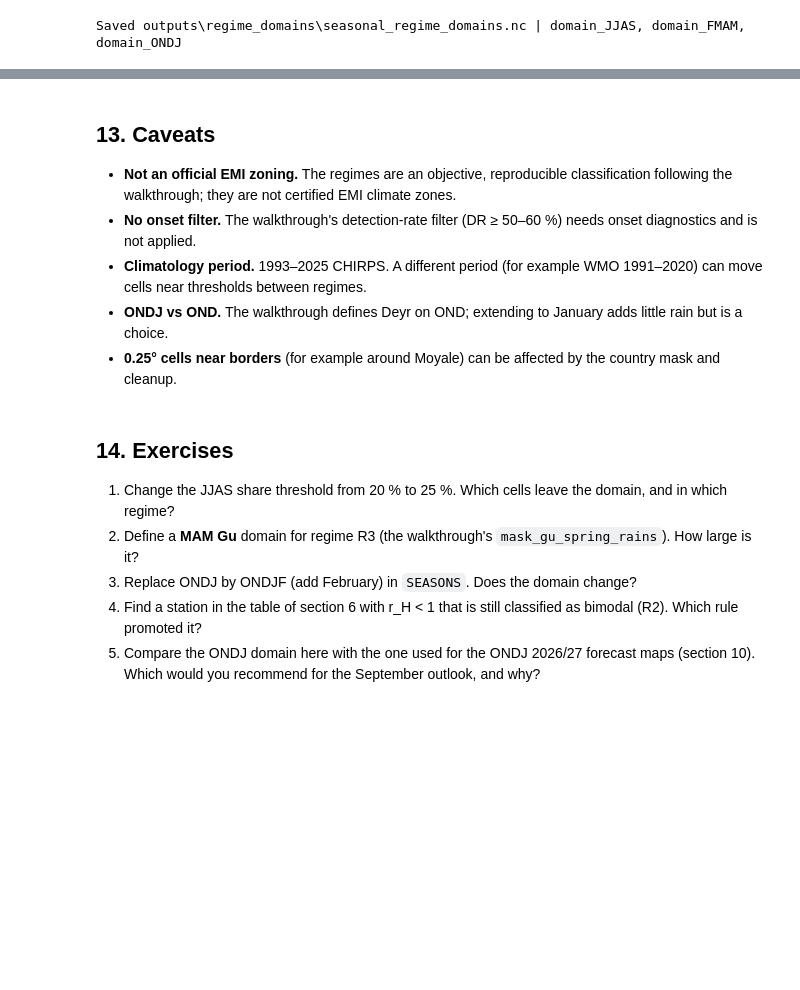
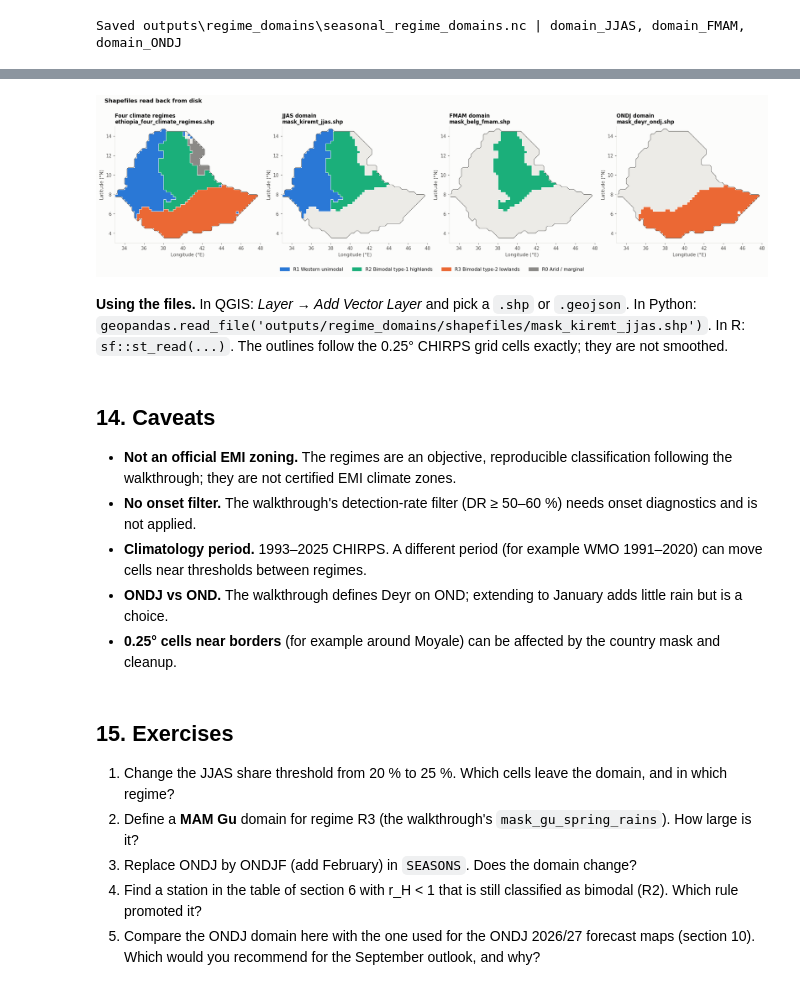
Before and after one commit to YonSci/calibrated_seasonal_rainfall, a Jupyter notebook: notebooks/Rainfall_domains_JJAS_FMAM_ONDJ.ipynb, the cells around one changed output, grey strips where cells are left out. Saved outputs shown, nothing was run; the diff lists cells and outputs as text; code cells hidden in the pictures; blank space fills up the shorter version.

```diff
--- a/notebooks/Rainfall_domains_JJAS_FMAM_ONDJ.ipynb
+++ b/notebooks/Rainfall_domains_JJAS_FMAM_ONDJ.ipynb
@@ -540,0 +653,20 @@ Saved outputs\regime_domains\seasonal_regime_domains.nc | domain_JJAS, domain_FM
+# %%
+rows = []
+for name in layers:
+    with shapefile.Reader(str(shp_dir / name)) as r:
+        fields = [f[0] for f in r.fields[1:]]
+        for sr in r.iterShapeRecords():
+            rec = dict(zip(fields, sr.record)); geom = to_shape(sr.shape.__geo_interface__)
+            rows.append(dict(layer=name, regime_id=rec['regime_id'], pixel_cnt=rec['pixel_cnt'], area_pct=rec['area_pct'],
+                             polygons=len(geom.geoms) if geom.geom_type == 'MultiPolygon' else 1,
+                             cells_from_area=round(geom.area / 0.0625, 6)))
+check_shp = pd.DataFrame(rows)
+check_shp['matches'] = check_shp.cells_from_area == check_shp.pixel_cnt
+display(check_shp)
+print('All polygon areas equal their cell counts:', check_shp.matches.all())
+valid = []
+for name in layers:
+    with shapefile.Reader(str(shp_dir / name)) as r:
+        valid += [to_shape(sh.__geo_interface__).is_valid for sh in r.shapes()]
+    json.loads((shp_dir / f'{name}.geojson').read_text())
+print('All geometries valid (no self-intersections):', all(valid), '| GeoJSON files parse:', True)
@@ -541,6 +685,35 @@ Saved outputs\regime_domains\seasonal_regime_domains.nc | domain_JJAS, domain_FM
+# %%
+from matplotlib.patches import PathPatch
+from matplotlib.path import Path as MPath
+
+def draw(ax, layer, colour_of):
+    with shapefile.Reader(str(shp_dir / layer)) as r:
+        for sr in r.iterShapeRecords():
+            geom = to_shape(sr.shape.__geo_interface__)
+            for poly in (geom.geoms if geom.geom_type == 'MultiPolygon' else [geom]):
+                verts, codes = [], []
+                for ring in [poly.exterior, *poly.interiors]:
+                    xy = list(ring.coords); verts += xy; codes += [MPath.MOVETO] + [MPath.LINETO] * (len(xy) - 2) + [MPath.CLOSEPOLY]
+                ax.add_patch(PathPatch(MPath(verts, codes), facecolor=colour_of(sr.record), edgecolor=SURFACE, linewidth=.8))
+
+fig, axes = plt.subplots(1, 4, figsize=(20, 5), layout='constrained')
+titles = ['Four climate regimes'] + [f'{S} domain' for S in DOMAIN_LAYERS]
+for ax, layer, title in zip(axes, layers, titles):
+    ax.pcolormesh(lon, lat, np.where(country, 0, np.nan), cmap=ListedColormap([LAND]), shading='auto')
+    draw(ax, layer, lambda rec: REGIME_COLORS[int(rec[0])])
+    map_axes(ax, f'{title}\n{layer}.shp'); ax.set_xlim(33, 48); ax.set_ylim(3, 15)
+fig.legend(handles=[Patch(color=REGIME_COLORS[g], label=REGIME_NAMES[g]) for g in [1, 2, 3, 0]], loc='lower center', ncol=4,
+           frameon=False, bbox_to_anchor=(.5, -.07))
+fig.suptitle('Shapefiles read back from disk', x=.01, ha='left', fontweight='bold'); plt.show()
+# %% [output]
+[figure, added]
+# %% [markdown]
+**Using the files.** In QGIS: *Layer → Add Vector Layer* and pick a `.shp` or `.geojson`. In Python:
+`geopandas.read_file('outputs/regime_domains/shapefiles/mask_kiremt_jjas.shp')`. In R:
+`sf::st_read(...)`. The outlines follow the 0.25° CHIRPS grid cells exactly; they are not smoothed.
 # %% [markdown]
-<a id="s13"></a>
-## 13. Caveats
+<a id="s14"></a>
+## 14. Caveats
 
 * **Not an official EMI zoning.** The regimes are an objective, reproducible classification following the walkthrough;
   they are not certified EMI climate zones.
@@ -550,8 +723,8 @@ Saved outputs\regime_domains\seasonal_regime_domains.nc | domain_JJAS, domain_FM
 * **ONDJ vs OND.** The walkthrough defines Deyr on OND; extending to January adds little rain but is a choice.
 * **0.25° cells near borders** (for example around Moyale) can be affected by the country mask and cleanup.
 # %% [markdown]
-<a id="s14"></a>
-## 14. Exercises
+<a id="s15"></a>
+## 15. Exercises
 
 1. Change the JJAS share threshold from 20 % to 25 %. Which cells leave the domain, and in which regime?
 2. Define a **MAM Gu** domain for regime R3 (the walkthrough's `mask_gu_spring_rains`). How large is it?
```
Also changed, not shown: parts of 6 cells of this notebook, 5 other files.
